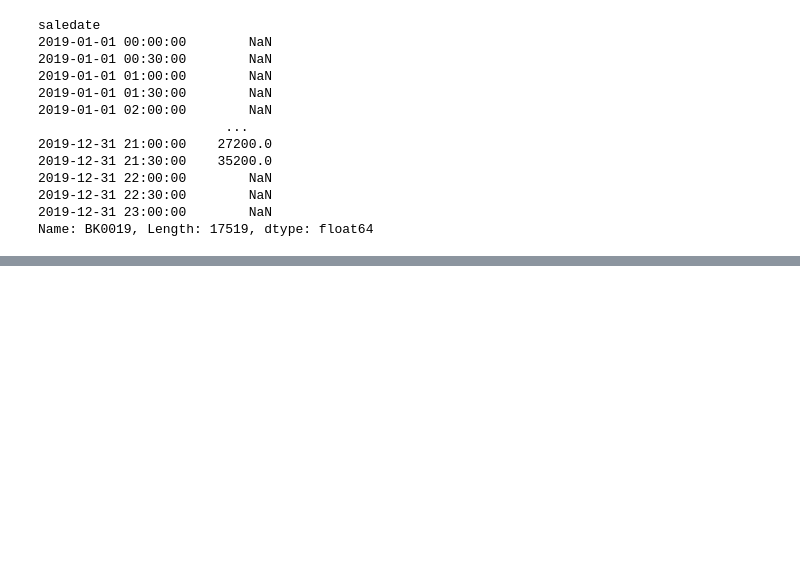
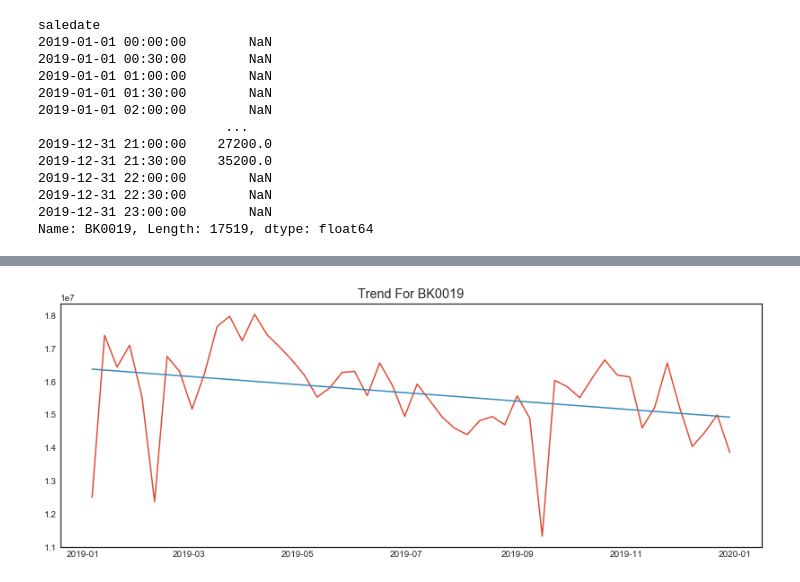
Before and after one commit to chul0717/capstone2, a Jupyter notebook: src/notebook.ipynb, the cells around one changed output, grey strips where cells are left out. Saved outputs shown, nothing was run; the diff lists cells and outputs as text; code cells hidden in the pictures; blank space fills up the shorter version.

```diff
--- a/src/notebook.ipynb
+++ b/src/notebook.ipynb
@@ -248,0 +252,25 @@ plot_store(df2019, "BK0019", "W", ax)
+# %%
+def plot_series(ax, series, title):
+    ax.plot(series)
+    ax.set_title(f"Trend For {title}")
+
+def add_const(arr):
+    return sm.add_constant(arr.reshape(-1, 1), prepend=False)
+
+def fit_linear_trend(series):
+    X = make_design_matrix(np.arange(len(series)) + 1)
+    linear_trend_ols = sm.OLS(series.values, X).fit()
+    linear_trend = linear_trend_ols.predict(X)
+    return linear_trend
+
+def plot_linear_trend(store_df, STOR_CODE):
+    series = store_df[STORE_CODE]
+    linear_trend = fit_linear_trend(series)
+    plot_series(ax, series, STORE_CODE)
+    ax.plot(series.index.date, linear_trend)
+# %%
+store_df1 = store_dataframe(df2019, "W")
+fig, ax = plt.subplots(figsize=(14,5))
+plot_linear_trend(store_df1, "BK0019")
+# %% [output]
+[figure, added]
```
Also changed, not shown: parts of 5 cells of this notebook.
